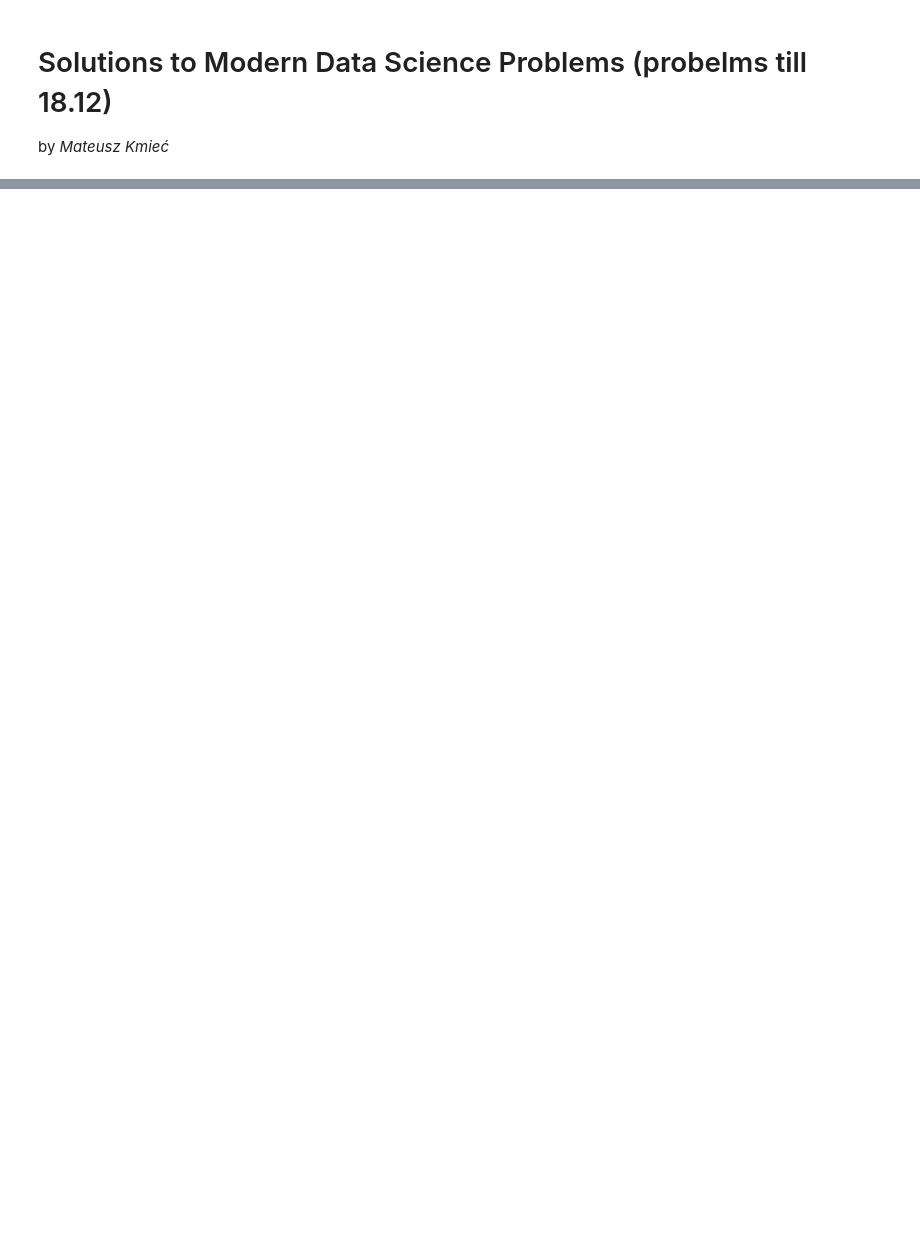
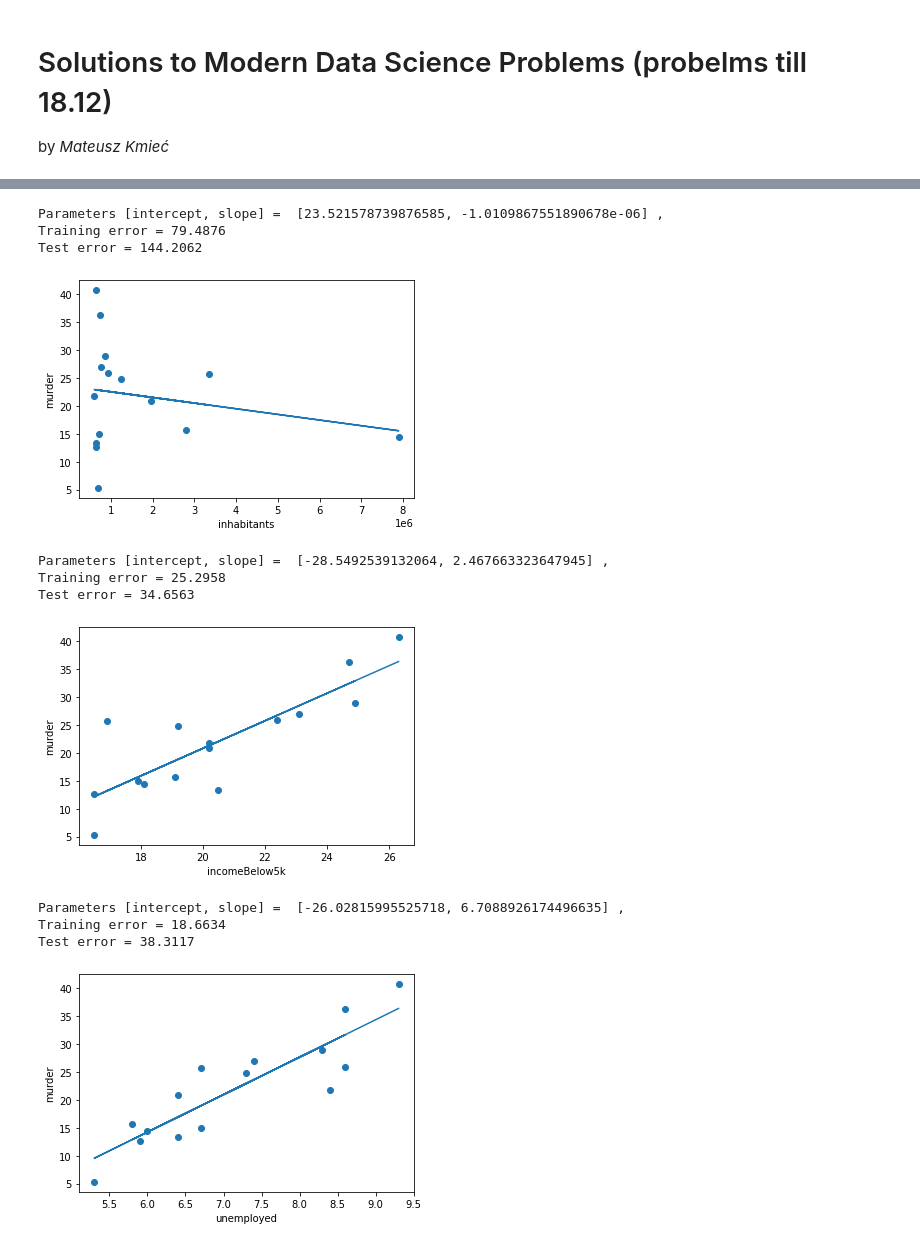
Before and after one commit to kmiec96/Modern-data-science, a Jupyter notebook: ML2021_set5.ipynb, the cells around one changed output, grey strips where cells are left out. Drawn from its saved outputs; the diff is of its cells as text; code cells hidden in the pictures; blank space fills up the shorter version.

```diff
--- a/ML2021_set5.ipynb
+++ b/ML2021_set5.ipynb
@@ -22,0 +43,9 @@ ar_regression/simple_linear_regression_template.ipynb
+# %%
+#Please note 'raw' prefix in the url and the lack of 'blob' part
+url='https://raw.github.com/wkrzemien/dataScienceAndML2020/master/datasets/x08.csv'
+urllib.request.urlretrieve(url,'x08.csv')
+
+FILE_NAME = 'x08.csv'
+
+data = pd.read_csv(FILE_NAME, names=['index','inhabitants','incomeBelow5k','unemployed','murders'])
+data.head()
@@ -22,0 +110,42 @@ ar_regression/simple_linear_regression_template.ipynb
+# %%
+def plotData(data1, data2, test1, test2, names):
+
+    #model fitting
+    model = MySimpleLinearRegression()
+    model.fit(data1, data2)
+    print("Parameters [intercept, slope] = ",model.getParams(),",")
+    yPredicted = [model.predict(x) for x in data1]
+
+    #Training error
+    print("Training error = {:.4f}".format(model.getError()))
+
+    #Test error
+    yPredicted_test = [model.predict(x) for x in test1]
+    Dy = np.array(test2)-np.array(yPredicted_test)
+    Dy2 = np.square(Dy)
+    Error_test= np.average(Dy2)
+    print("Test error = {:.4f}".format(Error_test))
+
+    #plot the best line and data
+    plt.scatter(data1, data2)
+    plt.plot(data1, yPredicted)
+    plt.xlabel(names)
+    plt.ylabel('murder')
+    plt.show()
+# %%
+names, datas, murder, test_sets, test_murder = loadData(FILE_NAME)
+for i,d in enumerate(datas):
+    plotData(d.tolist(), murder.tolist(), test_sets[i].tolist(), test_murder.tolist(), names[i])
+# %% [output]
+Parameters [intercept, slope] =  [23.521578739876585, -1.0109867551890678e-06] ,
+Training error = 79.4876
+Test error = 144.2062
+[figure, added]
+Parameters [intercept, slope] =  [-28.5492539132064, 2.467663323647945] ,
+Training error = 25.2958
+Test error = 34.6563
+[figure, added]
+Parameters [intercept, slope] =  [-26.02815995525718, 6.7088926174496635] ,
+Training error = 18.6634
+Test error = 38.3117
+[figure, added]
```
Also changed, not shown: parts of 10 cells of this notebook.
